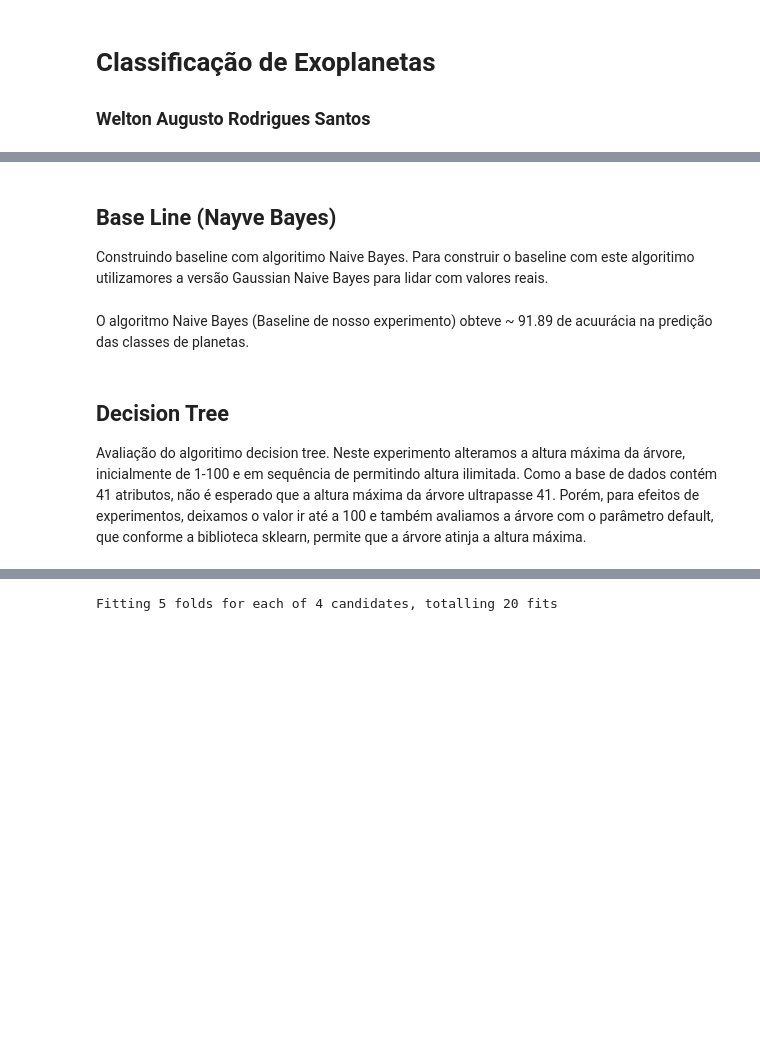
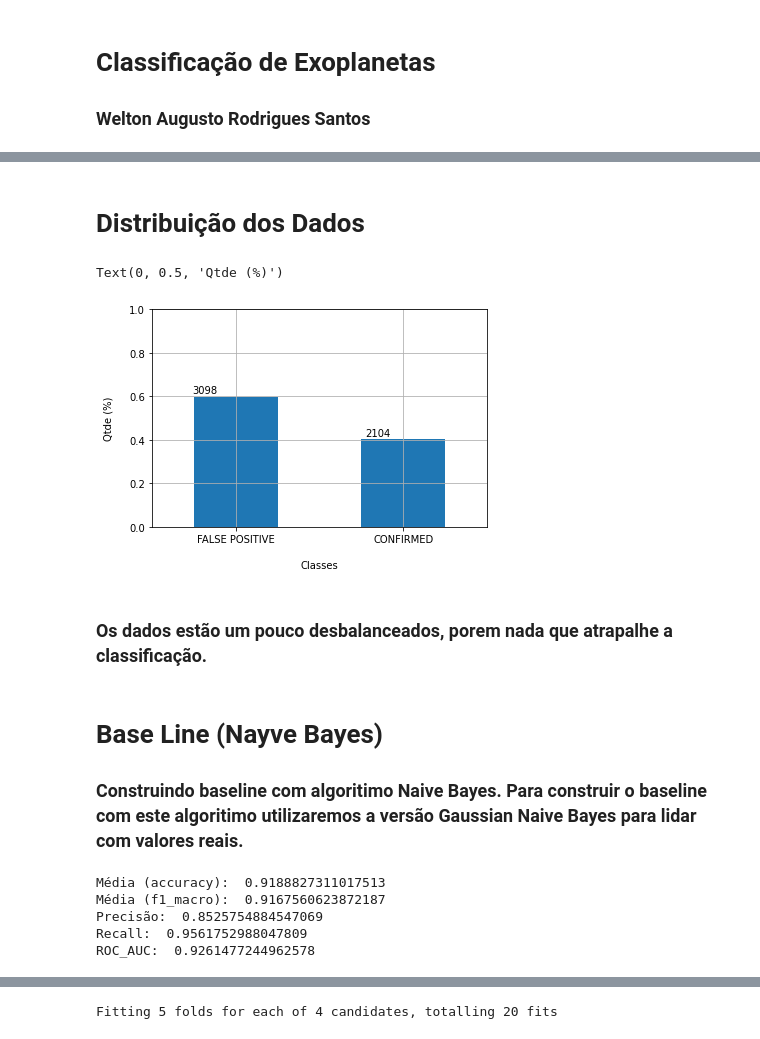
Before and after one commit to warSantos/Exoplanetas, a Jupyter notebook: notebook.ipynb, the cells around one changed output, grey strips where cells are left out. Drawn from its saved outputs; the diff is of its cells as text; code cells hidden in the pictures; blank space fills up the shorter version.

```diff
--- a/notebook.ipynb
+++ b/notebook.ipynb
@@ -100,9 +151,27 @@ def analysis_best_estimator(df, best_clf):
     print("Precisão: ", precision)
     print("Recall: ", recall)
     print("ROC_AUC: ", roc_auc)
+# %% [markdown]
+# Distribuição dos Dados
+# %%
+params = dict(grid = True, ylim=[0,1])
+ax = df.koi_disposition.value_counts(normalize=True).plot(kind='bar', rot=0, **params)
+
+values = df.koi_disposition.value_counts()
+
+for p, v in zip(ax.patches, values):
+    ax.annotate(str(v), (p.get_x() * 1.03, p.get_height() * 1.03))
+
+plt.xlabel("Classes", labelpad=16)
+plt.ylabel("Qtde (%)", labelpad=16)
+# %% [output]
+Text(0, 0.5, 'Qtde (%)')
+[figure, added]
+# %% [markdown]
+### Os dados estão um pouco desbalanceados, porem nada que atrapalhe a classificação.
 # %% [markdown]
-## Base Line (Nayve Bayes)
-Construindo baseline com algoritimo Naive Bayes. Para construir o baseline com este algoritimo utilizamores a versão Gaussian Naive Bayes para lidar com valores reais.
+# Base Line (Nayve Bayes)
+### Construindo baseline com algoritimo Naive Bayes. Para construir o baseline com este algoritimo utilizaremos a versão Gaussian Naive Bayes para lidar com valores reais.
 # %%
 
 folds = 5
@@ -112,9 +181,11 @@ clf = GaussianNB()
 scores = ["accuracy", "f1_macro"]
 for score in scores:
     print(f"Média ({score}): ", sum(cross_val_score(clf, X, Y, cv=folds, scoring=score, n_jobs=15))/folds)
+
+analysis_best_estimator(df, GaussianNB())
+# %% [output]
+Média (accuracy):  0.9188827311017513
+Média (f1_macro):  0.9167560623872187
+Precisão:  0.8525754884547069
+Recall:  0.9561752988047809
+ROC_AUC:  0.9261477244962578
-# %% [markdown]
-O algoritmo Naive Bayes (Baseline de nosso experimento) obteve ~ 91.89 de acuurácia na predição das classes de planetas.
-# %% [markdown]
-## Decision Tree
-
-Avaliação do algoritimo decision tree. Neste experimento alteramos a altura máxima da árvore, inicialmente de 1-100 e em sequência de permitindo altura ilimitada. Como a base de dados contém 41 atributos, não é esperado que a altura máxima da árvore ultrapasse 41. Porém, para efeitos de experimentos, deixamos o valor ir até a 100 e também avaliamos a árvore com o parâmetro default, que conforme a biblioteca sklearn, permite que a árvore atinja a altura máxima.
```
Also changed, not shown: parts of 48 cells of this notebook, 1 other file.
